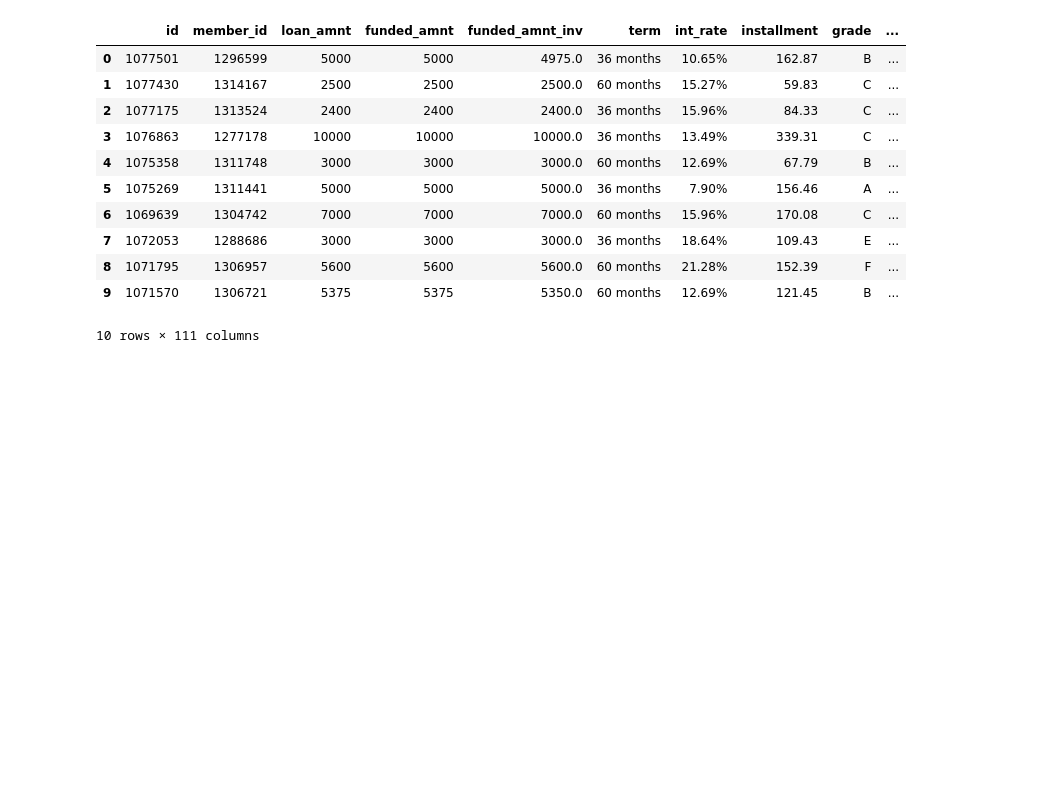
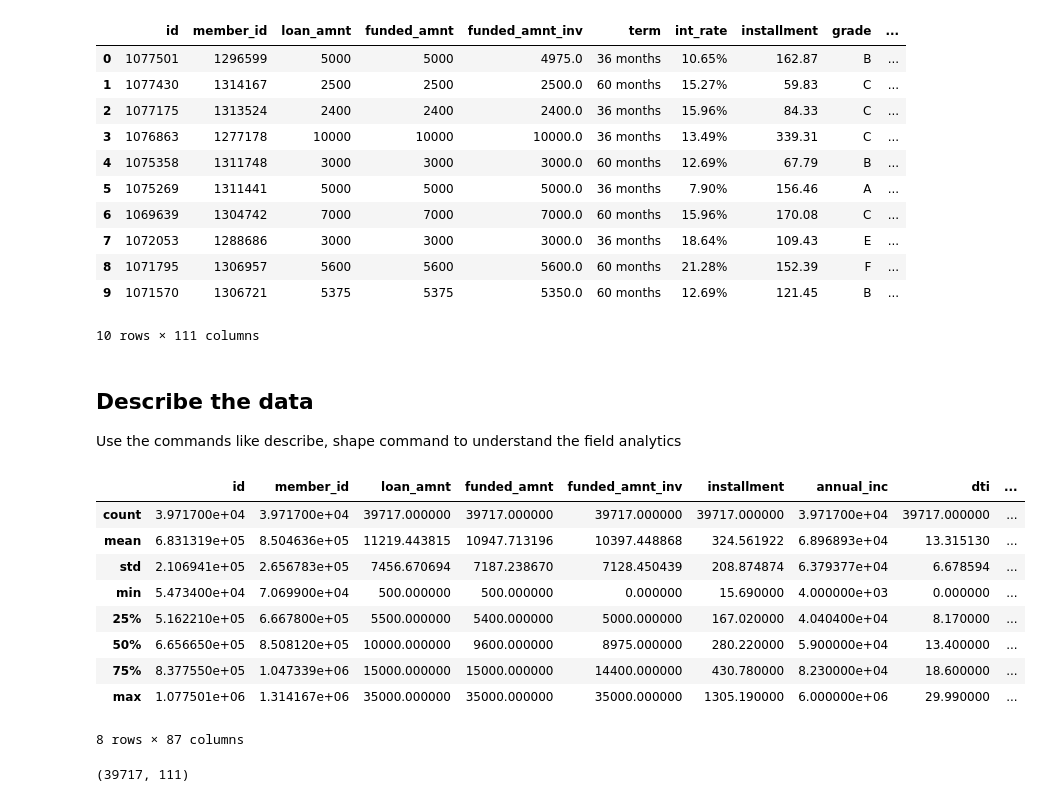
Before and after one commit to sreejith-rajashekaran/LendingClubCaseStudy, a Jupyter notebook: LendingClubCaseStudyFinal.ipynb, the cells around one changed output. Saved outputs shown, nothing was run; the diff lists cells and outputs as text; code cells hidden in the pictures; blank space fills up the shorter version.

```diff
--- a/LendingClubCaseStudyFinal.ipynb
+++ b/LendingClubCaseStudyFinal.ipynb
@@ -16,5 +20,5 @@ import seaborn as sns
 # %%
-data_set = pd.read_csv("/Users/I018289/Desktop/LendingClubCaseStudy/LendingClubCaseStudy/loan.csv")
+data_set = pd.read_csv("loan.csv")
 data_set.head(10)
 # %% [output]
 |  | id | member_id | loan_amnt | funded_amnt | funded_amnt_inv | term | int_rate | installment | grade | ... |
@@ -29,3 +33,24 @@ data_set.head(10)
 | 8 | 1071795 | 1306957 | 5600 | 5600 | 5600.0 | 60 months | 21.28% | 152.39 | F | ... |
 | 9 | 1071570 | 1306721 | 5375 | 5375 | 5350.0 | 60 months | 12.69% | 121.45 | B | ... |
 10 rows × 111 columns
+# %% [markdown]
+## Describe the data
+
+Use the commands like describe, shape command to understand the field analytics
+# %%
+data_set.describe()
+# %% [output]
+|  | id | member_id | loan_amnt | funded_amnt | funded_amnt_inv | installment | annual_inc | dti | ... |
+| count | 3.971700e+04 | 3.971700e+04 | 39717.000000 | 39717.000000 | 39717.000000 | 39717.000000 | 3.971700e+04 | 39717.000000 | ... |
+| mean | 6.831319e+05 | 8.504636e+05 | 11219.443815 | 10947.713196 | 10397.448868 | 324.561922 | 6.896893e+04 | 13.315130 | ... |
+| std | 2.106941e+05 | 2.656783e+05 | 7456.670694 | 7187.238670 | 7128.450439 | 208.874874 | 6.379377e+04 | 6.678594 | ... |
+| min | 5.473400e+04 | 7.069900e+04 | 500.000000 | 500.000000 | 0.000000 | 15.690000 | 4.000000e+03 | 0.000000 | ... |
+| 25% | 5.162210e+05 | 6.667800e+05 | 5500.000000 | 5400.000000 | 5000.000000 | 167.020000 | 4.040400e+04 | 8.170000 | ... |
+| 50% | 6.656650e+05 | 8.508120e+05 | 10000.000000 | 9600.000000 | 8975.000000 | 280.220000 | 5.900000e+04 | 13.400000 | ... |
+| 75% | 8.377550e+05 | 1.047339e+06 | 15000.000000 | 15000.000000 | 14400.000000 | 430.780000 | 8.230000e+04 | 18.600000 | ... |
+| max | 1.077501e+06 | 1.314167e+06 | 35000.000000 | 35000.000000 | 35000.000000 | 1305.190000 | 6.000000e+06 | 29.990000 | ... |
+8 rows × 87 columns
+# %%
+data_set.shape
+# %% [output]
+(39717, 111)
```
Also changed, not shown: parts of 24 cells of this notebook.
